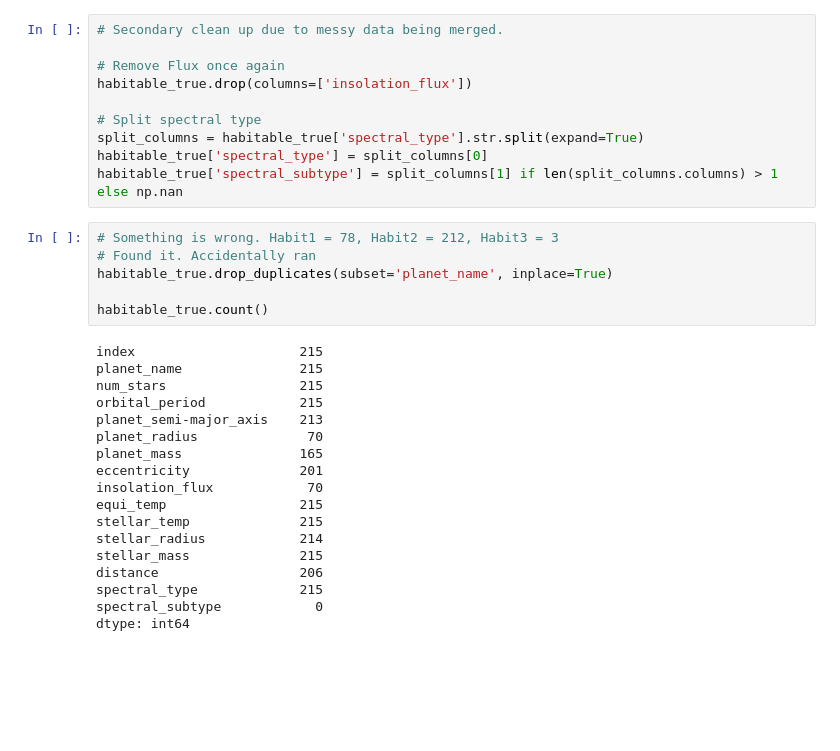
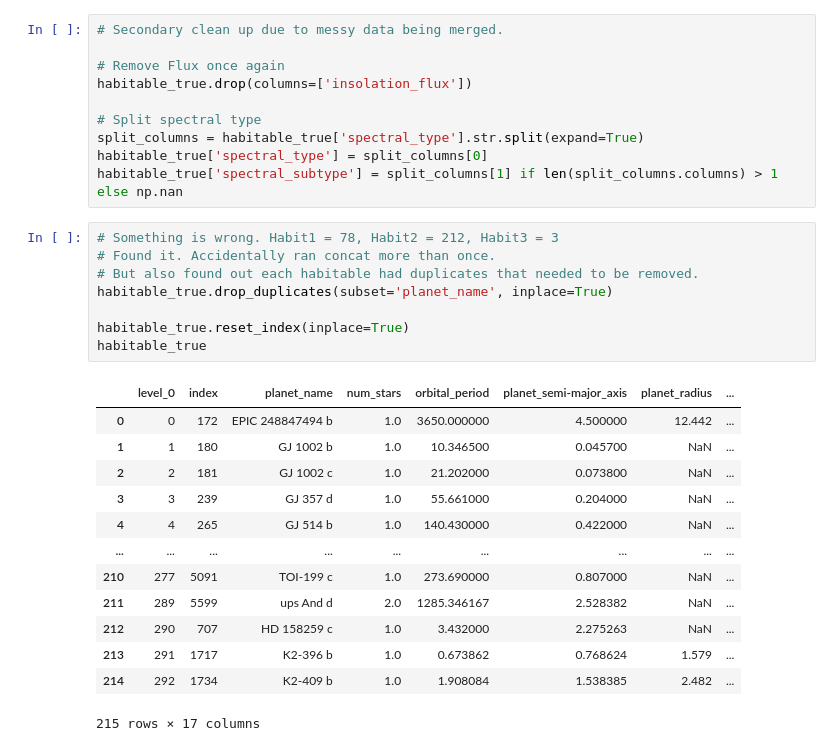
Before and after one commit to brsm3129/HabitablePlanets, a Jupyter notebook: DataCollection.ipynb, the cells around one changed output. Drawn from its saved outputs; the diff is of its cells as text; blank space fills up the shorter version.

```diff
--- a/DataCollection.ipynb
+++ b/DataCollection.ipynb
@@ -682,25 +680,23 @@ habitable_true['spectral_type'] = split_columns[0]
 habitable_true['spectral_subtype'] = split_columns[1] if len(split_columns.columns) > 1 else np.nan
 # %%
 # Something is wrong. Habit1 = 78, Habit2 = 212, Habit3 = 3
-# Found it. Accidentally ran
+# Found it. Accidentally ran concat more than once.
+# But also found out each habitable had duplicates that needed to be removed.
 habitable_true.drop_duplicates(subset='planet_name', inplace=True)
 
-habitable_true.count()
+habitable_true.reset_index(inplace=True)
+habitable_true
 # %% [output]
+|  | level_0 | index | planet_name | num_stars | orbital_period | planet_semi-major_axis | planet_radius | ... |
+| 0 | 0 | 172 | EPIC 248847494 b | 1.0 | 3650.000000 | 4.500000 | 12.442 | ... |
+| 1 | 1 | 180 | GJ 1002 b | 1.0 | 10.346500 | 0.045700 | NaN | ... |
+| 2 | 2 | 181 | GJ 1002 c | 1.0 | 21.202000 | 0.073800 | NaN | ... |
+| 3 | 3 | 239 | GJ 357 d | 1.0 | 55.661000 | 0.204000 | NaN | ... |
+| 4 | 4 | 265 | GJ 514 b | 1.0 | 140.430000 | 0.422000 | NaN | ... |
+| ... | ... | ... | ... | ... | ... | ... | ... | ... |
+| 210 | 277 | 5091 | TOI-199 c | 1.0 | 273.690000 | 0.807000 | NaN | ... |
+| 211 | 289 | 5599 | ups And d | 2.0 | 1285.346167 | 2.528382 | NaN | ... |
+| 212 | 290 | 707 | HD 158259 c | 1.0 | 3.432000 | 2.275263 | NaN | ... |
+| 213 | 291 | 1717 | K2-396 b | 1.0 | 0.673862 | 0.768624 | 1.579 | ... |
+| 214 | 292 | 1734 | K2-409 b | 1.0 | 1.908084 | 1.538385 | 2.482 | ... |
-index                     215
-planet_name               215
-num_stars                 215
-orbital_period            215
-planet_semi-major_axis    213
-planet_radius              70
-planet_mass               165
-eccentricity              201
-insolation_flux            70
-equi_temp                 215
-stellar_temp              215
-stellar_radius            214
-stellar_mass              215
-distance                  206
-spectral_type             215
-spectral_subtype            0
-dtype: int64
+215 rows × 17 columns
```
Also changed, not shown: parts of 7 cells of this notebook.
